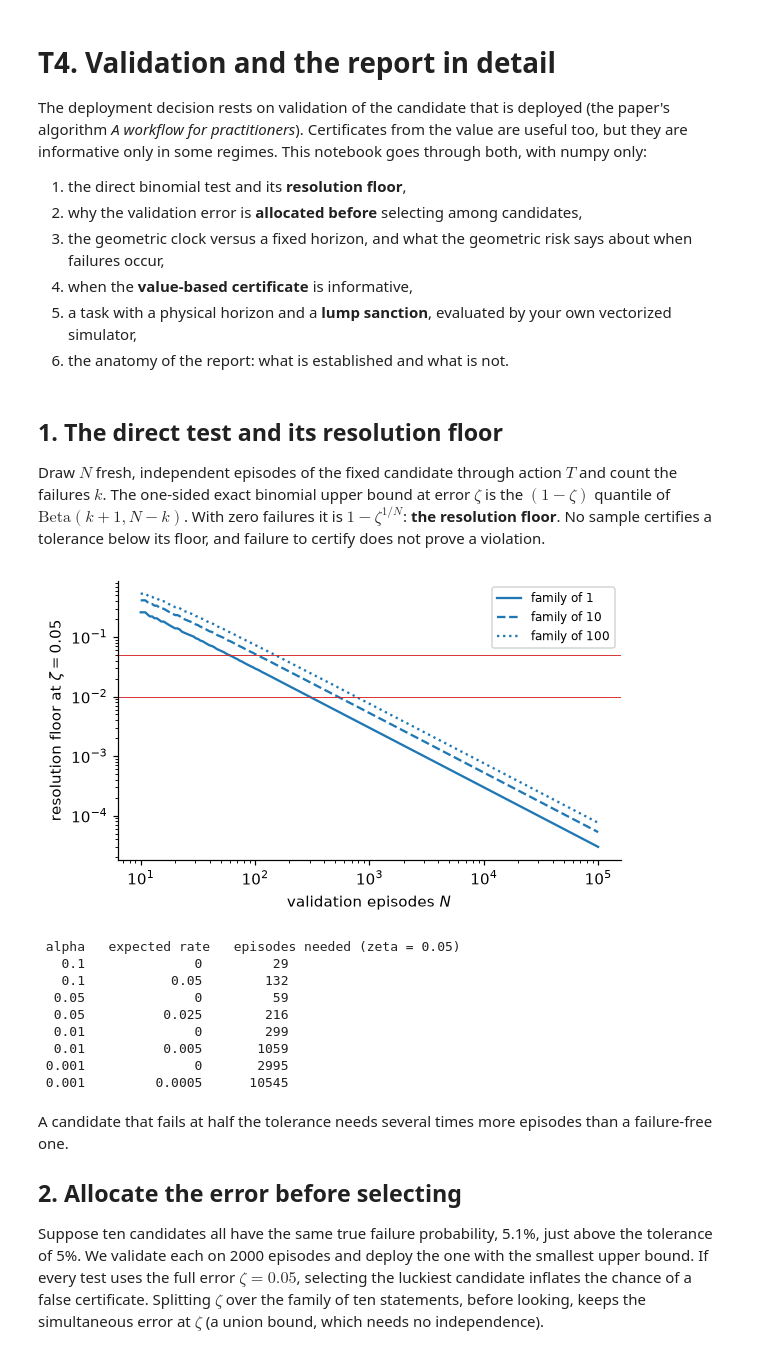
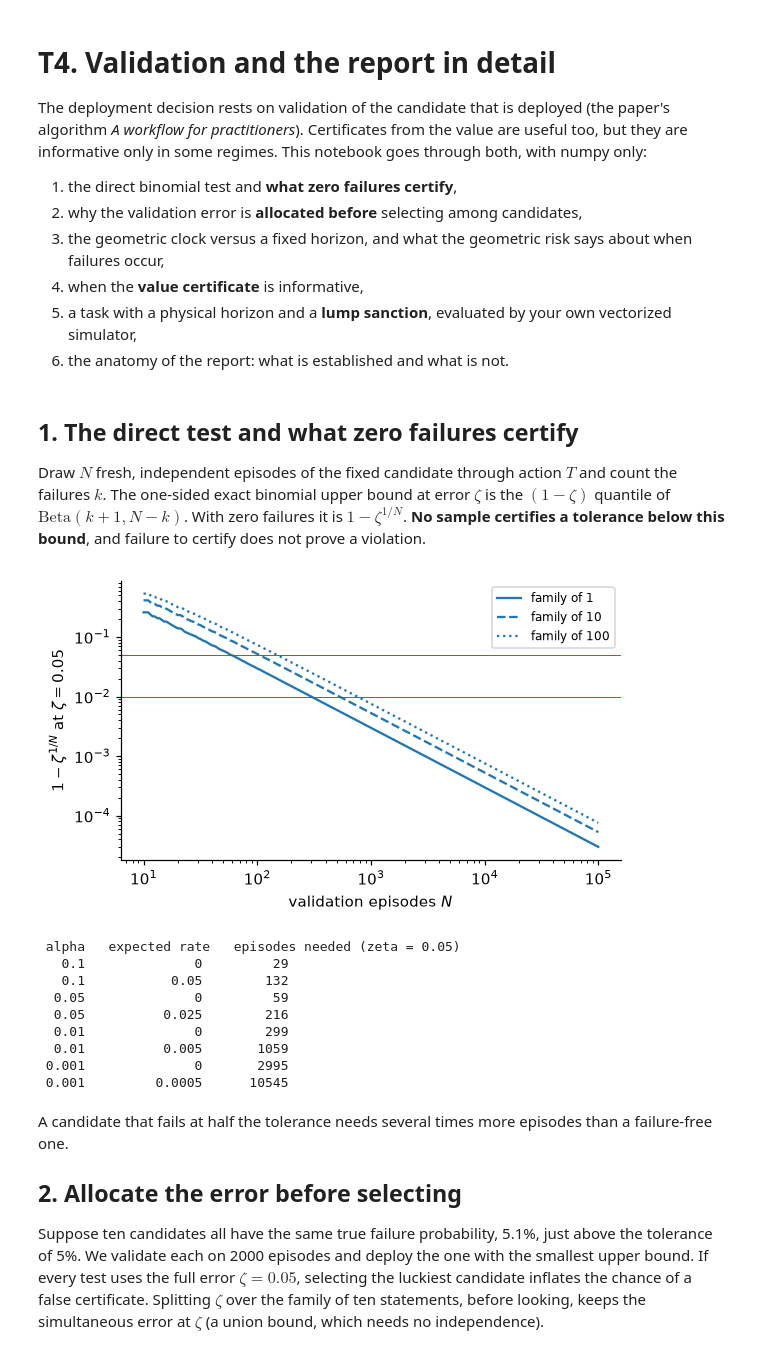
Before and after one commit to pma-papers/barrierpg, a Jupyter notebook: notebooks/under-the-hood/T4_validation_in_detail.ipynb, the cells around one changed output. Cells and saved outputs as stored; diff of their text form; code cells hidden in the pictures.

```diff
--- a/notebooks/under-the-hood/T4_validation_in_detail.ipynb
+++ b/notebooks/under-the-hood/T4_validation_in_detail.ipynb
@@ -6,10 +6,10 @@ The deployment decision rests on validation of the candidate that is deployed (t
 Certificates from the value are useful too, but they are informative only in some regimes. This notebook goes
 through both, with numpy only:
 
-1. the direct binomial test and its **resolution floor**,
+1. the direct binomial test and **what zero failures certify**,
 2. why the validation error is **allocated before** selecting among candidates,
 3. the geometric clock versus a fixed horizon, and what the geometric risk says about when failures occur,
-4. when the **value-based certificate** is informative,
+4. when the **value certificate** is informative,
 5. a task with a physical horizon and a **lump sanction**, evaluated by your own vectorized simulator,
 6. the anatomy of the report: what is established and what is not.
 # %%
@@ -23,27 +23,27 @@ from barrierpg.examples.wear import WearModel, WearCore, wear_cost, make_wear_en
 
 plt.rcParams.update({"figure.dpi": 110, "axes.spines.top": False, "axes.spines.right": False, "font.size": 10})
 # %% [markdown]
-## 1. The direct test and its resolution floor
+## 1. The direct test and what zero failures certify
 
 Draw $N$ fresh, independent episodes of the fixed candidate through action $T$ and count the failures $k$. The
 one-sided exact binomial upper bound at error $\zeta$ is the $(1-\zeta)$ quantile of $\mathrm{Beta}(k+1,N-k)$.
-With zero failures it is $1-\zeta^{1/N}$: **the resolution floor**. No sample certifies a tolerance below its floor,
+With zero failures it is $1-\zeta^{1/N}$. **No sample certifies a tolerance below this bound**,
 and failure to certify does not prove a violation.
 # %%
 N = np.logspace(1, 5, 200)
 fig, ax = plt.subplots(figsize=(5.5, 3.3))
 for fam, ls in ((1, "-"), (10, "--"), (100, ":")):
-    ax.loglog(N, [V.resolution_floor(int(n), 0.05 / fam) for n in N], ls, color="C0", label=f"family of {fam}")
+    ax.loglog(N, [V.zero_failure_bound(int(n), 0.05 / fam) for n in N], ls, color="C0", label=f"family of {fam}")
 for a in (0.05, 0.01):
     ax.axhline(a, color="C3", lw=0.6)
-ax.set_xlabel("validation episodes $N$"); ax.set_ylabel("resolution floor at $\\zeta=0.05$"); ax.legend(fontsize=8)
+ax.set_xlabel("validation episodes $N$"); ax.set_ylabel("$1-\\zeta^{1/N}$ at $\\zeta=0.05$"); ax.legend(fontsize=8)
 plt.tight_layout(); plt.show()
 print(" alpha   expected rate   episodes needed (zeta = 0.05)")
 for alpha in (0.1, 0.05, 0.01, 0.001):
     for rate in (0.0, alpha / 2):
         print(f"{alpha:6g}  {rate:13g}   {V.episodes_for_tolerance(alpha, 0.05, rate):8d}")
 # %% [output]
-[figure, old version]
+[figure, new version]
  alpha   expected rate   episodes needed (zeta = 0.05)
    0.1              0         29
    0.1           0.05        132
```
Also changed, not shown: parts of 8 cells of this notebook, 7 other files.
